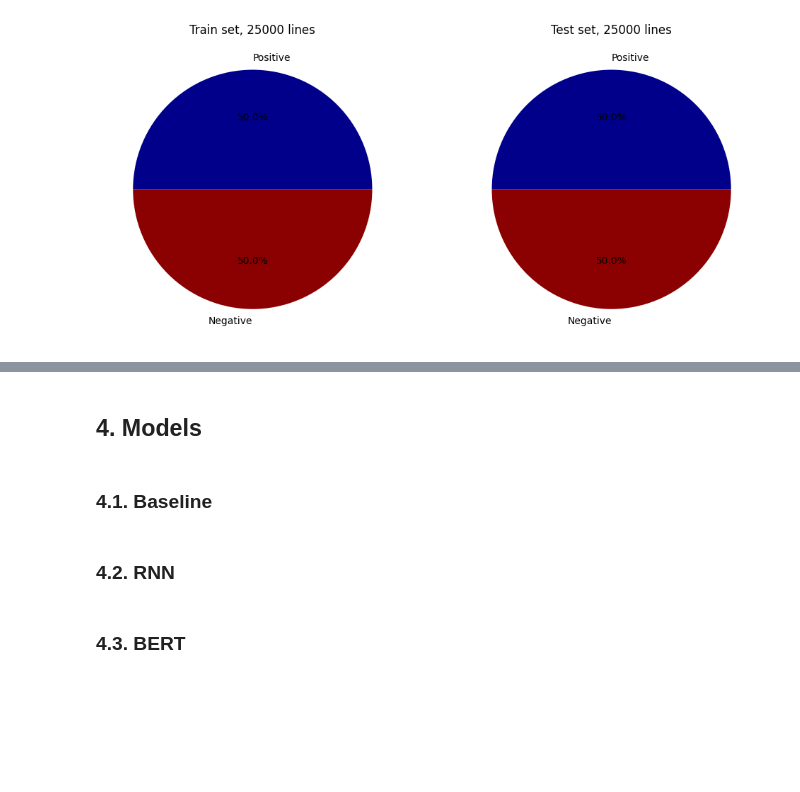
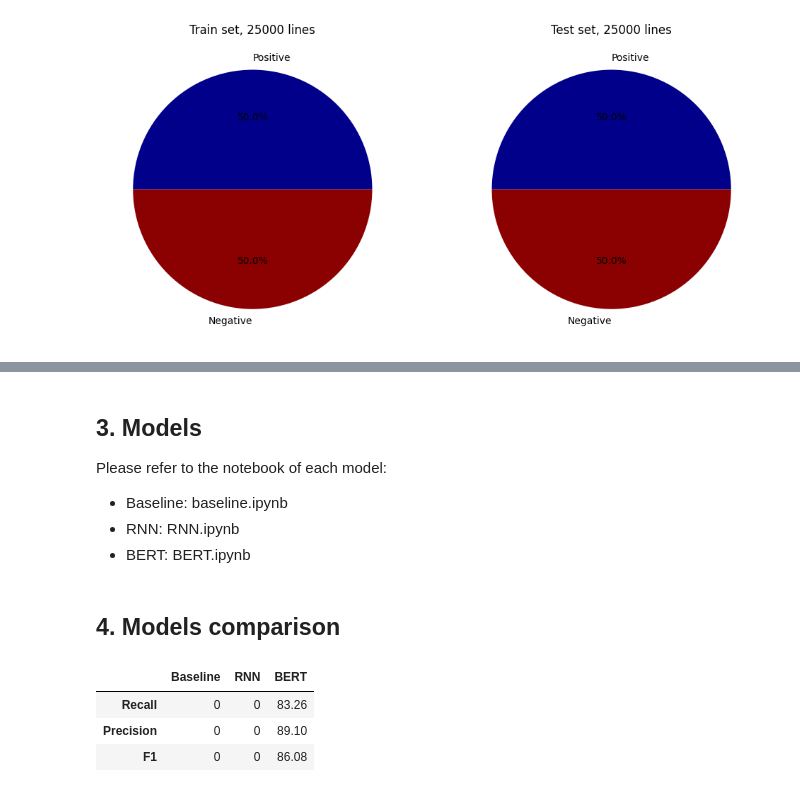
Before and after one commit to smanotasa/NLP_Final, a Jupyter notebook: NLP_FinalProject.ipynb, the cells around one changed output, grey strips where cells are left out. Drawn from its saved outputs; the diff is of its cells as text; code cells hidden in the pictures; blank space fills up the shorter version.

```diff
--- a/NLP_FinalProject.ipynb
+++ b/NLP_FinalProject.ipynb
@@ -80,8 +75,27 @@ y_test = test_df['label']
+# %% [markdown]
+## 3. Models
+
+Please refer to the notebook of each model:
+
+- Baseline: baseline.ipynb
+- RNN: RNN.ipynb
+- BERT: BERT.ipynb
 # %% [markdown]
-## 4. Models
+## 4. Models comparison
-# %% [markdown]
-### 4.1. Baseline
-# %% [markdown]
-### 4.2. RNN
-# %% [markdown]
-### 4.3. BERT
+# %%
+# Create dataframe with metrics per model
+
+data = {'Baseline': [0,0,0],
+        'RNN': [0,0,0],
+        'BERT': [83.26, 89.10, 86.08]}
+
+# Creates pandas DataFrame.
+metrics = pd.DataFrame(data, index=['Recall',
+                               'Precision',
+                               'F1'])
+metrics
+# %% [output]
+|  | Baseline | RNN | BERT |
+| Recall | 0 | 0 | 83.26 |
+| Precision | 0 | 0 | 89.10 |
+| F1 | 0 | 0 | 86.08 |
```
Also changed, not shown: parts of 9 cells of this notebook.
